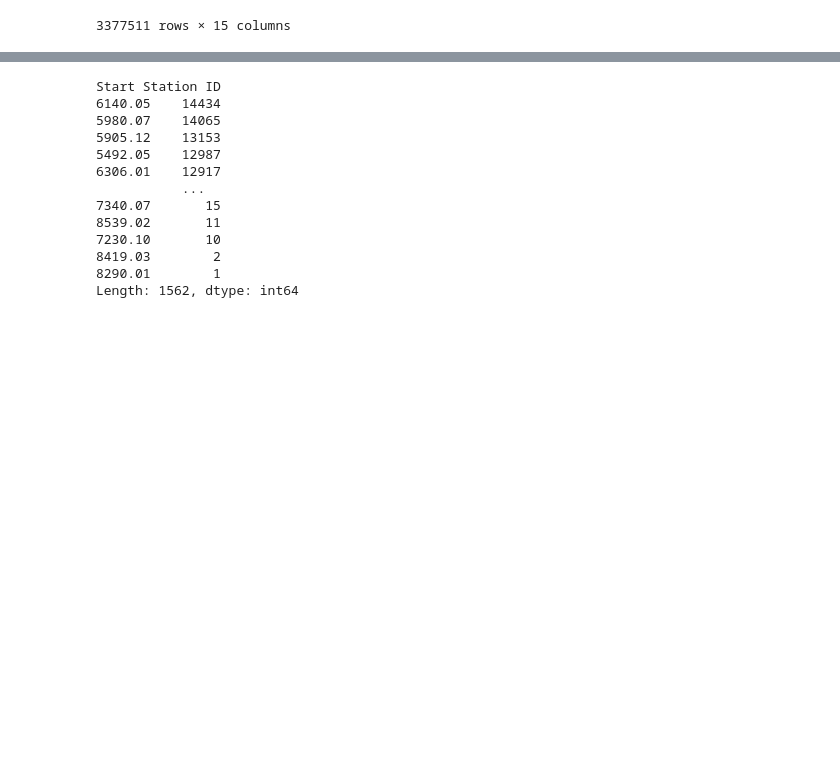
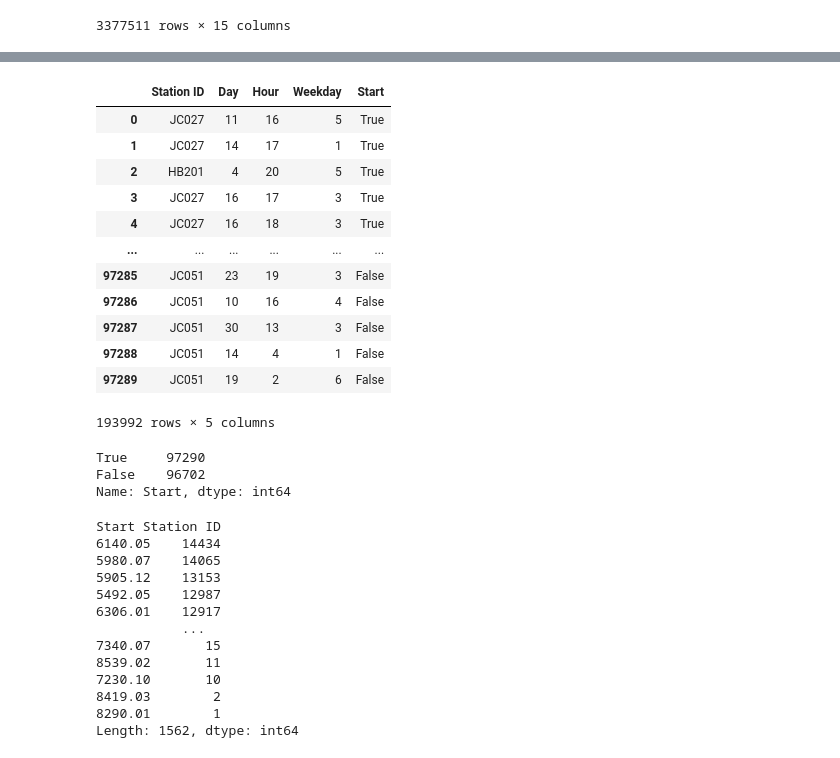
Before and after one commit to neighbor-ryan/ctbk.dev, a Jupyter notebook: station-counts.ipynb, the cells around one changed output, grey strips where cells are left out. Saved outputs shown, nothing was run; the diff lists cells and outputs as text; code cells hidden in the pictures; blank space fills up the shorter version.

```diff
--- a/station-counts.ipynb
+++ b/station-counts.ipynb
@@ -20,3 +36,26 @@ d
+# %%
+jcs = dockings[dockings['Station ID'].str.match('(?:JC|HB)', na=False)]
+jcs
+# %% [output]
+|  | Station ID | Day | Hour | Weekday | Start |
+| 0 | JC027 | 11 | 16 | 5 | True |
+| 1 | JC027 | 14 | 17 | 1 | True |
+| 2 | HB201 | 4 | 20 | 5 | True |
+| 3 | JC027 | 16 | 17 | 3 | True |
+| 4 | JC027 | 16 | 18 | 3 | True |
+| ... | ... | ... | ... | ... | ... |
+| 97285 | JC051 | 23 | 19 | 3 | False |
+| 97286 | JC051 | 10 | 16 | 4 | False |
+| 97287 | JC051 | 30 | 13 | 3 | False |
+| 97288 | JC051 | 14 | 4 | 1 | False |
+| 97289 | JC051 | 19 | 2 | 6 | False |
+193992 rows × 5 columns
+# %%
+jcs.Start.value_counts()
+# %% [output]
+True     97290
+False    96702
+Name: Start, dtype: int64
 # %%
 d.value_counts('Start Station ID')
 # %% [output]
```
Also changed, not shown: parts of 27 cells of this notebook.
